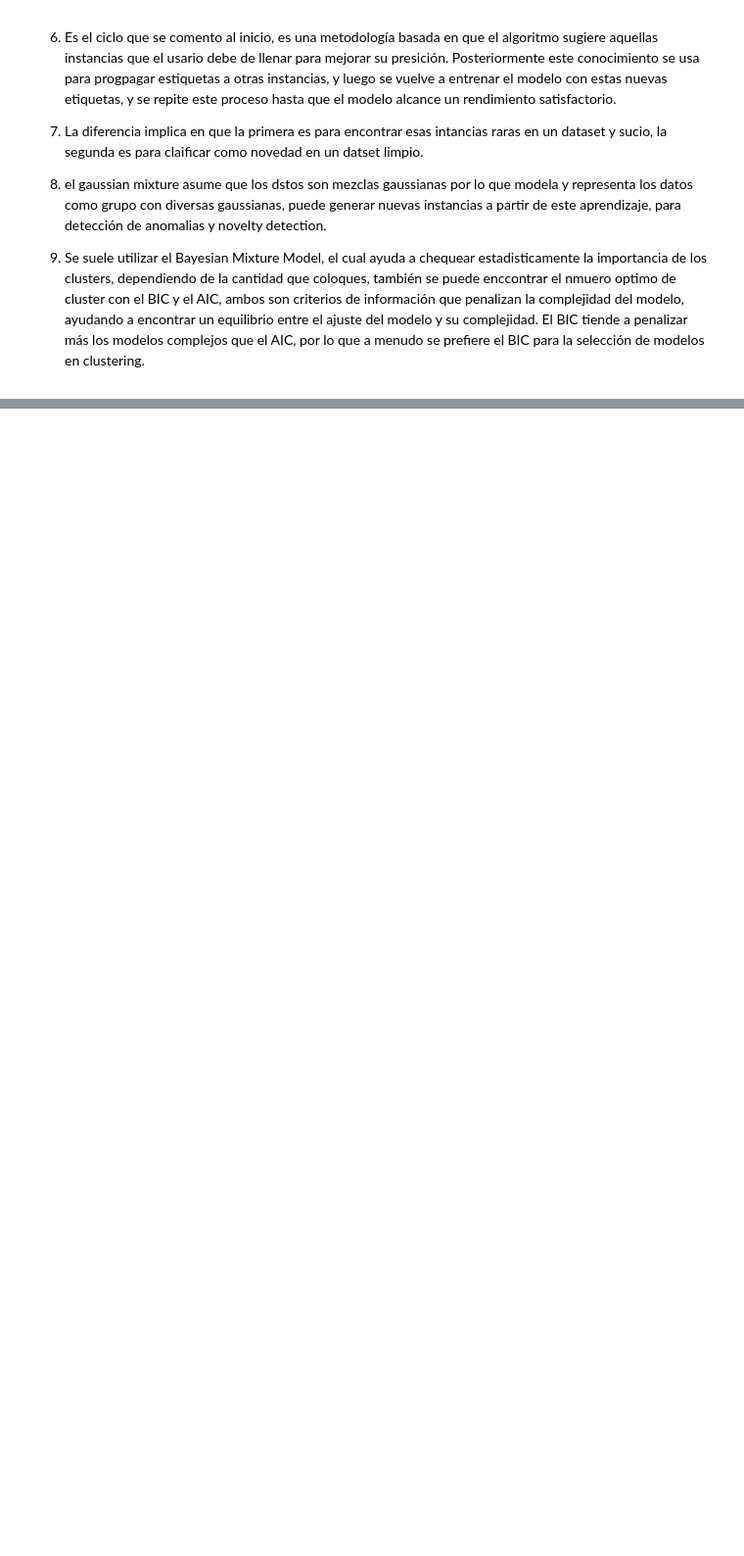
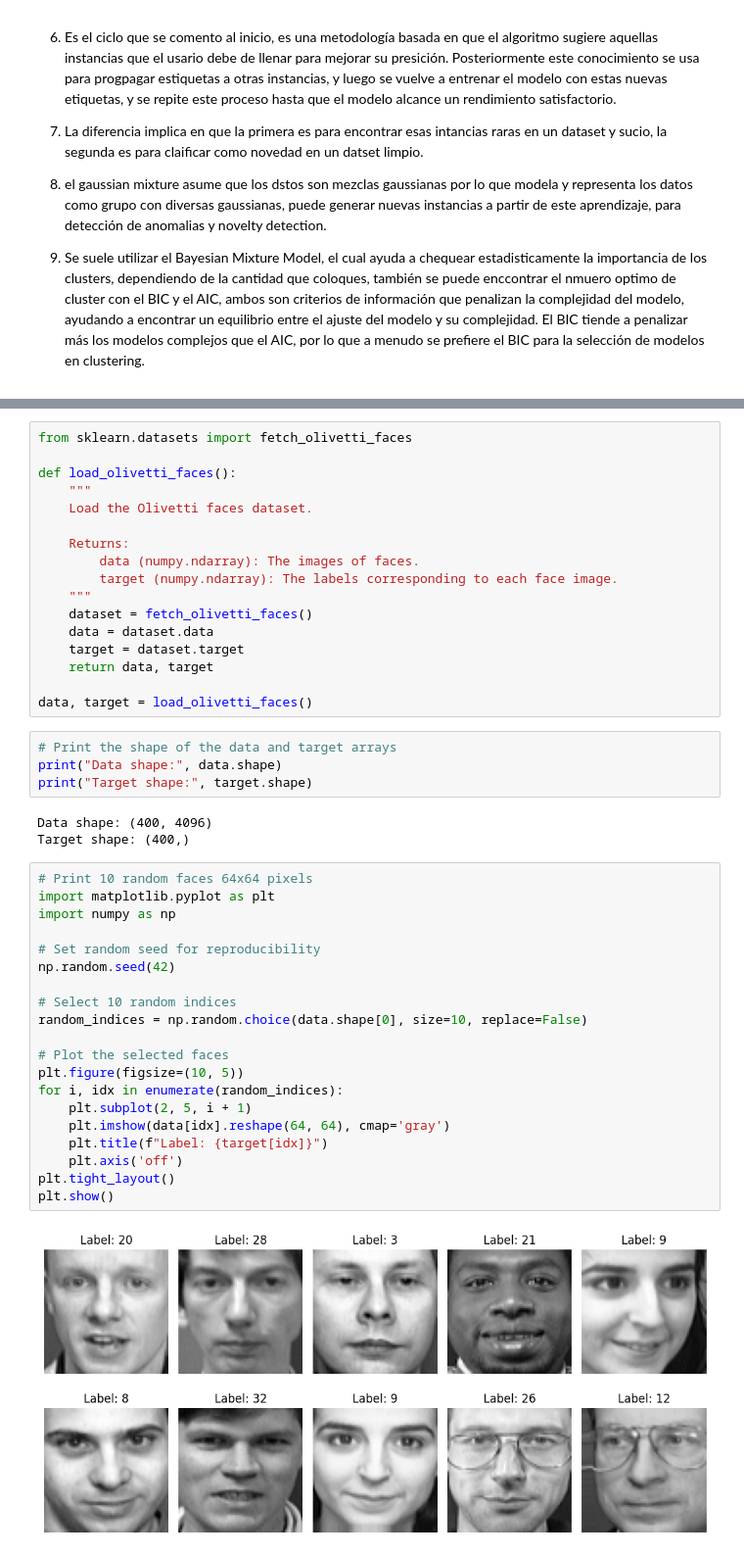
Before and after one commit to Sechi42/homl-study, a Jupyter notebook: 08_unsupervised_learning/excesices.ipynb, the cells around one changed output, grey strips where cells are left out. Shown at 98% size. Drawn from its saved outputs; the diff is of its cells as text; blank space fills up the shorter version.

```diff
--- a/08_unsupervised_learning/excesices.ipynb
+++ b/08_unsupervised_learning/excesices.ipynb
@@ -24,0 +37,46 @@
+# %%
+from sklearn.datasets import fetch_olivetti_faces
+
+def load_olivetti_faces():
+    """
+    Load the Olivetti faces dataset.
+
+    Returns:
+        data (numpy.ndarray): The images of faces.
+        target (numpy.ndarray): The labels corresponding to each face image.
+    """
+    dataset = fetch_olivetti_faces()
+    data = dataset.data
+    target = dataset.target
+    return data, target
+
+data, target = load_olivetti_faces()
+# %%
+# Print the shape of the data and target arrays
+print("Data shape:", data.shape)
+print("Target shape:", target.shape)
+# %% [output]
+Data shape: (400, 4096)
+Target shape: (400,)
+# %%
+# Print 10 random faces 64x64 pixels
+import matplotlib.pyplot as plt
+import numpy as np
+
+# Set random seed for reproducibility
+np.random.seed(42)
+
+# Select 10 random indices
+random_indices = np.random.choice(data.shape[0], size=10, replace=False)
+
+# Plot the selected faces
+plt.figure(figsize=(10, 5))
+for i, idx in enumerate(random_indices):
+    plt.subplot(2, 5, i + 1)
+    plt.imshow(data[idx].reshape(64, 64), cmap='gray')
+    plt.title(f"Label: {target[idx]}")
+    plt.axis('off')
+plt.tight_layout()
+plt.show()
+# %% [output]
+[figure, added]
```
Also changed, not shown: parts of 9 cells of this notebook, 1 other file.
